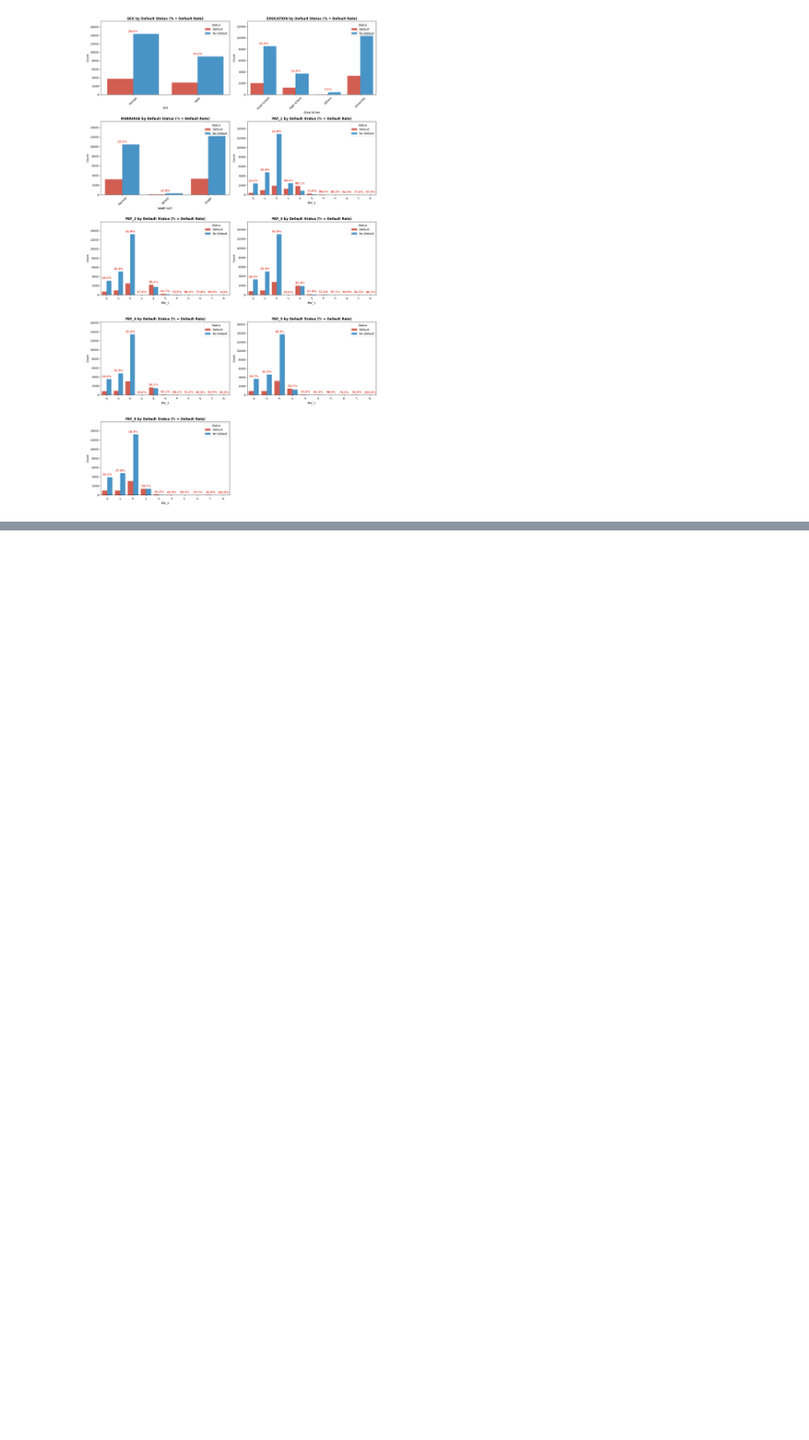
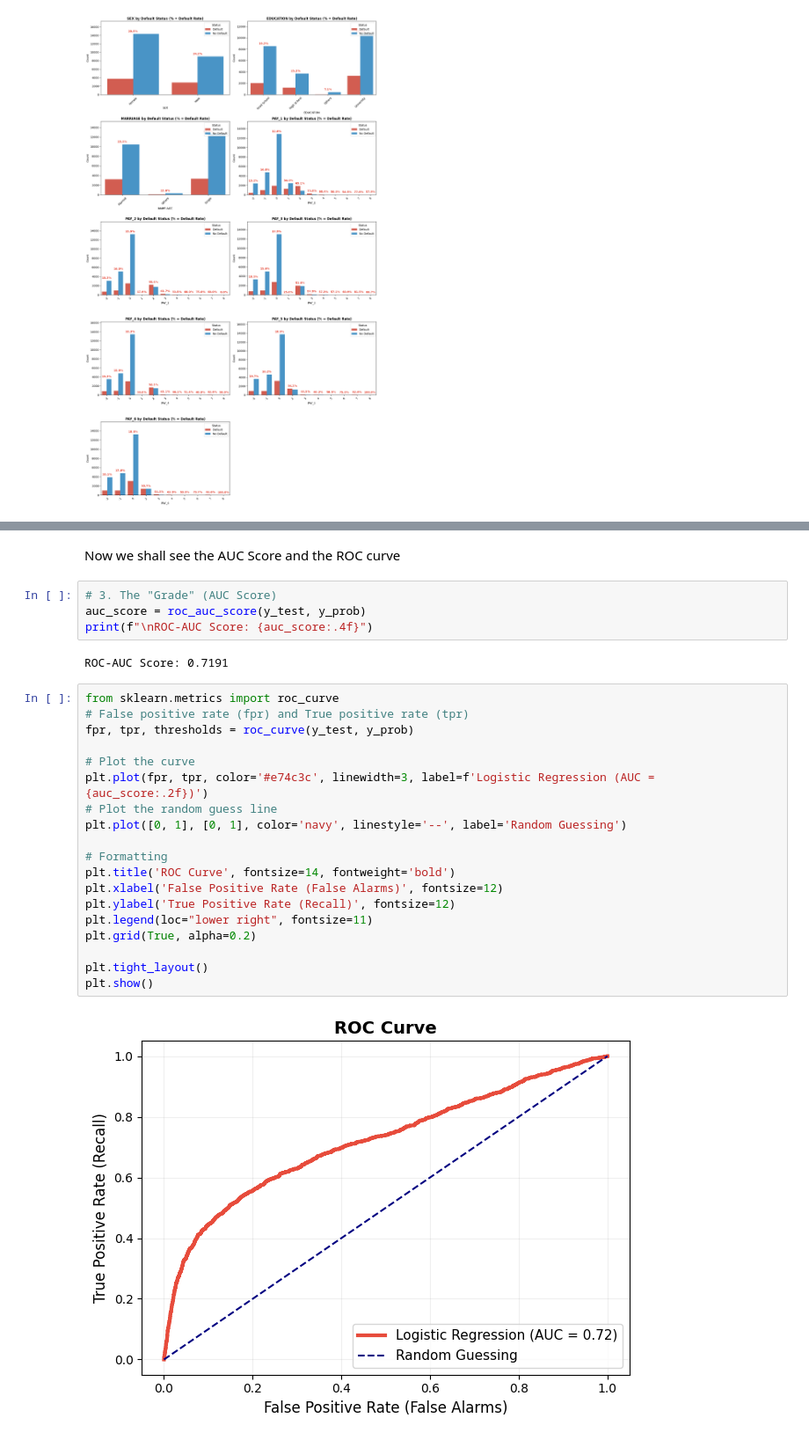
Before and after one commit to dakboiszzz/credit-default-insights, a Jupyter notebook: notebooks/data_exploration.ipynb, the cells around one changed output, grey strips where cells are left out. Shown at 88% size. Cells and saved outputs as stored; diff of their text form; blank space fills up the shorter version.

```diff
--- a/notebooks/data_exploration.ipynb
+++ b/notebooks/data_exploration.ipynb
@@ -577,0 +723,29 @@ plt.show()
+# %% [markdown]
+Now we shall see the AUC Score and the ROC curve
+# %%
+# 3. The "Grade" (AUC Score)
+auc_score = roc_auc_score(y_test, y_prob)
+print(f"\nROC-AUC Score: {auc_score:.4f}")
+# %% [output]
+ROC-AUC Score: 0.7191
+# %%
+from sklearn.metrics import roc_curve
+# False positive rate (fpr) and True positive rate (tpr)
+fpr, tpr, thresholds = roc_curve(y_test, y_prob)
+
+# Plot the curve
+plt.plot(fpr, tpr, color='#e74c3c', linewidth=3, label=f'Logistic Regression (AUC = {auc_score:.2f})')
+# Plot the random guess line
+plt.plot([0, 1], [0, 1], color='navy', linestyle='--', label='Random Guessing')
+
+# Formatting
+plt.title('ROC Curve', fontsize=14, fontweight='bold')
+plt.xlabel('False Positive Rate (False Alarms)', fontsize=12)
+plt.ylabel('True Positive Rate (Recall)', fontsize=12)
+plt.legend(loc="lower right", fontsize=11)
+plt.grid(True, alpha=0.2)
+
+plt.tight_layout()
+plt.show()
+# %% [output]
+[figure, added]
```
Also changed, not shown: parts of 34 cells of this notebook.
